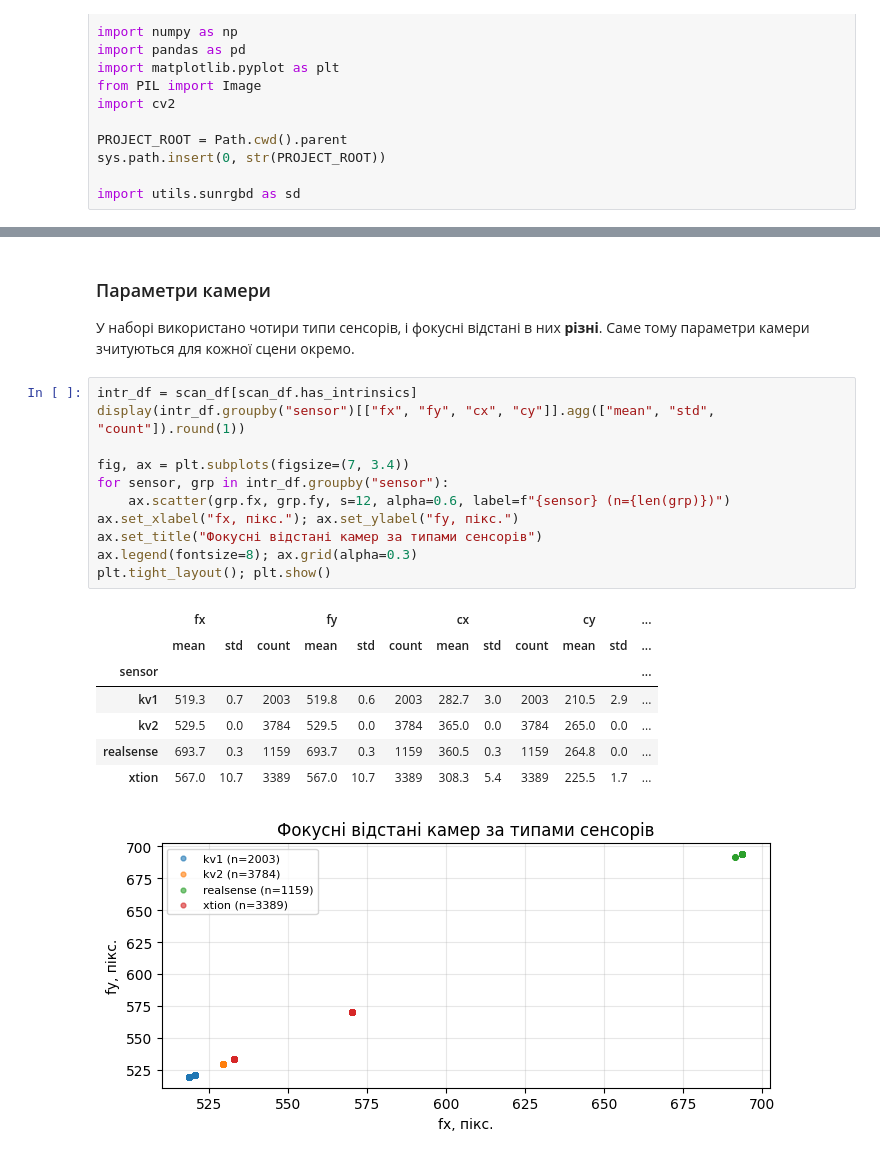
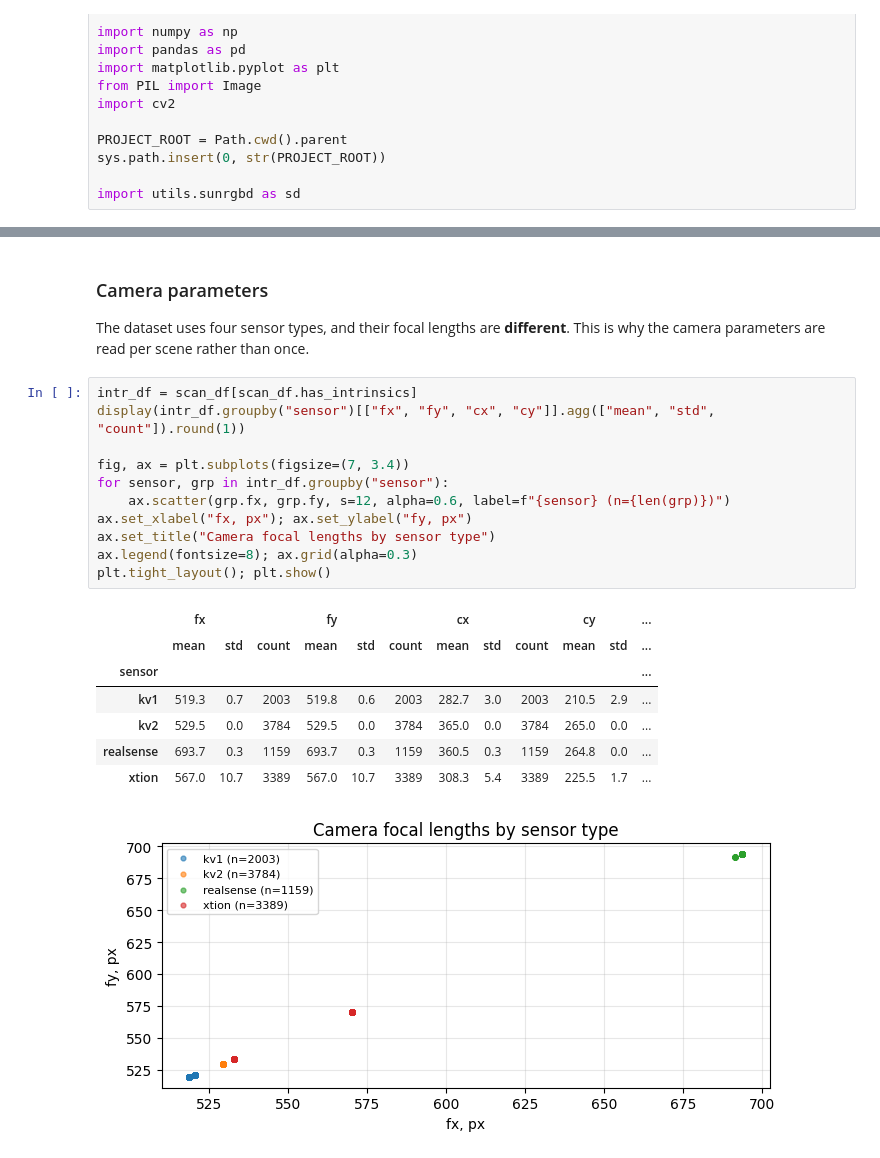
Before and after one commit to PolinaSushko/Object-segmentation-using-a-two-stage-Mask-R-CNN-model, a Jupyter notebook: notebooks/01_data_preparation.ipynb, the cells around one changed output, grey strips where cells are left out. Drawn from its saved outputs; the diff is of its cells as text.

```diff
--- a/notebooks/01_data_preparation.ipynb
+++ b/notebooks/01_data_preparation.ipynb
@@ -103,27 +103,27 @@ plt.tight_layout(); plt.show()
 # %% [markdown]
-### Параметри камери
+### Camera parameters
 
-У наборі використано чотири типи сенсорів, і фокусні відстані в них **різні**.
-Саме тому параметри камери зчитуються для кожної сцени окремо.
+The dataset uses four sensor types, and their focal lengths are **different**.
+This is why the camera parameters are read per scene rather than once.
 # %%
 intr_df = scan_df[scan_df.has_intrinsics]
 display(intr_df.groupby("sensor")[["fx", "fy", "cx", "cy"]].agg(["mean", "std", "count"]).round(1))
 
 fig, ax = plt.subplots(figsize=(7, 3.4))
 for sensor, grp in intr_df.groupby("sensor"):
     ax.scatter(grp.fx, grp.fy, s=12, alpha=0.6, label=f"{sensor} (n={len(grp)})")
-ax.set_xlabel("fx, пікс."); ax.set_ylabel("fy, пікс.")
-ax.set_title("Фокусні відстані камер за типами сенсорів")
+ax.set_xlabel("fx, px"); ax.set_ylabel("fy, px")
+ax.set_title("Camera focal lengths by sensor type")
 ax.legend(fontsize=8); ax.grid(alpha=0.3)
 plt.tight_layout(); plt.show()
 # %% [output]
 |  | fx |  |  | fy |  |  | cx |  |  | cy |  | ... |
 |  | mean | std | count | mean | std | count | mean | std | count | mean | std | ... |
 | sensor |  |  |  |  |  |  |  |  |  |  |  | ... |
 | kv1 | 519.3 | 0.7 | 2003 | 519.8 | 0.6 | 2003 | 282.7 | 3.0 | 2003 | 210.5 | 2.9 | ... |
 | kv2 | 529.5 | 0.0 | 3784 | 529.5 | 0.0 | 3784 | 365.0 | 0.0 | 3784 | 265.0 | 0.0 | ... |
 | realsense | 693.7 | 0.3 | 1159 | 693.7 | 0.3 | 1159 | 360.5 | 0.3 | 1159 | 264.8 | 0.0 | ... |
 | xtion | 567.0 | 10.7 | 3389 | 567.0 | 10.7 | 3389 | 308.3 | 5.4 | 3389 | 225.5 | 1.7 | ... |
-[figure, old version]
+[figure, new version]
 # %% [markdown]
 ---
```
Also changed, not shown: parts of 30 cells of this notebook, 29 other files.
